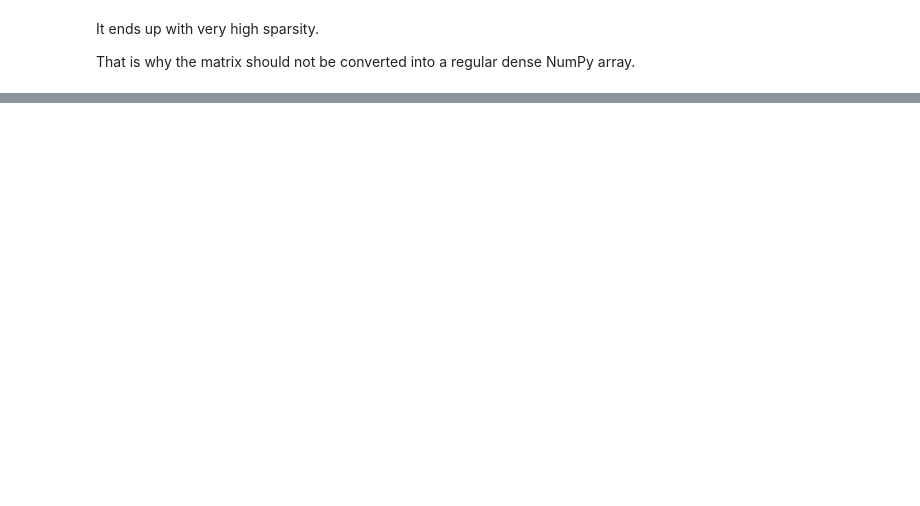
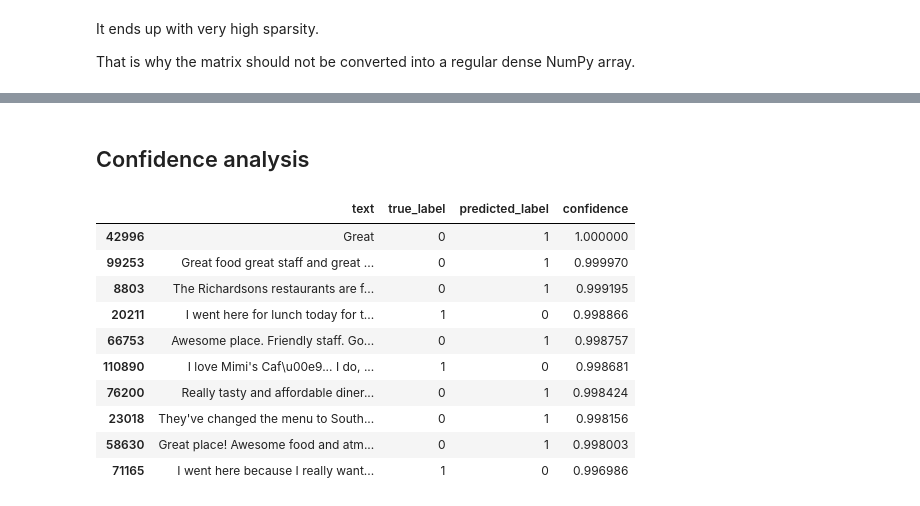
Before and after one commit to ProximaRenovatio/ai-ml-portfolio, a Jupyter notebook: P01_AI_Review_Analyzer/notebooks/03_baseline_tfidf.ipynb, the cells around one changed output, grey strips where cells are left out. Drawn from its saved outputs; the diff is of its cells as text; code cells hidden in the pictures; blank space fills up the shorter version.

```diff
--- a/P01_AI_Review_Analyzer/notebooks/03_baseline_tfidf.ipynb
+++ b/P01_AI_Review_Analyzer/notebooks/03_baseline_tfidf.ipynb
@@ -184,0 +437,30 @@ y_test_pred = model.predict(X_test_tfidf)
+# %%
+val_probabilities = model.predict_proba(X_val_tfidf)
+
+results = pd.DataFrame({
+    "text": X_val.values,
+    "true_label": y_val.values,
+    "predicted_label": y_val_pred,
+    "confidence": val_probabilities.max(axis=1)
+})
+
+errors = results[
+    results["true_label"] != results["predicted_label"]
+].copy()
+
+print("Number of errors:", len(errors))
+
+false_positives = errors[
+    (errors["true_label"] == 0) &
+    (errors["predicted_label"] == 1)
+]
+
+print("False positives:", len(false_positives))
+
+
+false_negatives = errors[
+    (errors["true_label"] == 1) &
+    (errors["predicted_label"] == 0)
+]
+
+print("False negatives:", len(false_negatives))
@@ -184,0 +471,3 @@ y_test_pred = model.predict(X_test_tfidf)
+# %%
+pd.set_option("display.max_colwidth", 500)
+false_positives[["text", "true_label", "predicted_label"]].head(10)
@@ -184,0 +510,23 @@ y_test_pred = model.predict(X_test_tfidf)
+# %% [markdown]
+## Confidence analysis
+# %%
+# more confident mistakes
+
+errors.sort_values(
+    "confidence",
+    ascending=False
+)[
+    ["text", "true_label", "predicted_label", "confidence"]
+].head(10)
+# %% [output]
+|  | text | true_label | predicted_label | confidence |
+| 42996 | Great | 0 | 1 | 1.000000 |
+| 99253 | Great food great staff and great ... | 0 | 1 | 0.999970 |
+| 8803 | The Richardsons restaurants are f... | 0 | 1 | 0.999195 |
+| 20211 | I went here for lunch today for t... | 1 | 0 | 0.998866 |
+| 66753 | Awesome place. Friendly staff. Go... | 0 | 1 | 0.998757 |
+| 110890 | I love Mimi's Caf\u00e9... I do, ... | 1 | 0 | 0.998681 |
+| 76200 | Really tasty and affordable diner... | 0 | 1 | 0.998424 |
+| 23018 | They've changed the menu to South... | 0 | 1 | 0.998156 |
+| 58630 | Great place! Awesome food and atm... | 0 | 1 | 0.998003 |
+| 71165 | I went here because I really want... | 1 | 0 | 0.996986 |
```
Also changed, not shown: parts of 48 cells of this notebook, 5 other files.
